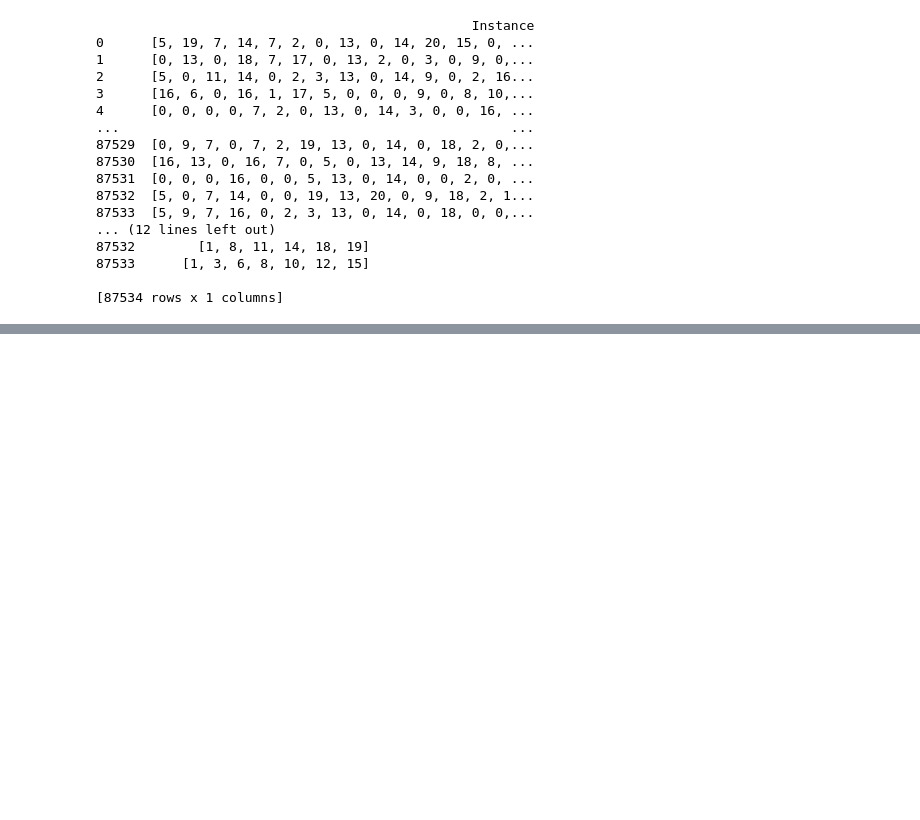
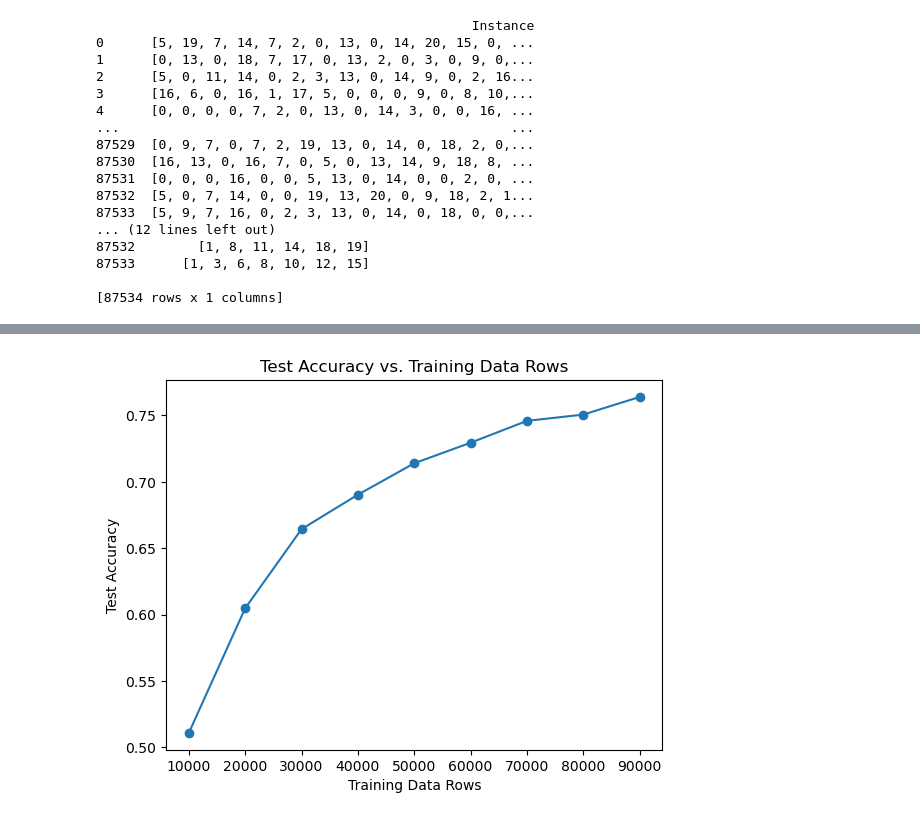
Before and after one commit to tantuwaySourabh/rf-tag2tag-communication, a Jupyter notebook: Project.ipynb, the cells around one changed output, grey strips where cells are left out. Saved outputs shown, nothing was run; the diff lists cells and outputs as text; code cells hidden in the pictures; blank space fills up the shorter version.

Commit message:
after plotting the accuracy graphs

```diff
--- a/Project.ipynb
+++ b/Project.ipynb
@@ -627,0 +653,28 @@ Test Accuracy: 0.7482721197235391
+# %%
+from sklearn.model_selection import train_test_split
+from sklearn.tree import DecisionTreeClassifier
+from sklearn.multioutput import MultiOutputClassifier
+
+testsize_vec = [0.9, 0.8, 0.7, 0.6, 0.5, 0.4, 0.3, 0.2, 0.1]
+accuracy_train = []
+accuracy_test = []
+
+for test in testsize_vec:
+    X_train, X_test, y_train, y_test = train_test_split(data_X, data_y, test_size = test, random_state = None)
+
+
+# Define the classifier
+    clf = MultiOutputClassifier(DecisionTreeClassifier(random_state=42, max_depth = 16, min_samples_split = 16, min_samples_leaf= 4))
+
+    # Train the classifier
+    clf.fit(X_train, y_train)
+
+    # Test the classifier
+    y_pred = clf.predict(X_test)
+
+    score = clf.score(X_train, y_train)
+    #print('Train Accuracy:', score)
+    accuracy_train.append(score)
+    score = clf.score(X_test, y_test)
+    #print('Test Accuracy:', score)
+    accuracy_test.append(score)
@@ -627,0 +705,16 @@ Test Accuracy: 0.7482721197235391
+# %%
+import matplotlib.pyplot as plt
+
+input_rows = [10000, 20000, 30000, 40000, 50000, 60000, 70000, 80000, 90000]
+
+plt.plot(input_rows, accuracy_test, marker='o')
+
+# Adding labels and title
+plt.xlabel('Training Data Rows')
+plt.ylabel('Test Accuracy')
+plt.title('Test Accuracy vs. Training Data Rows')
+
+# Display the plot
+plt.show()
+# %% [output]
+[figure, added]
```
Also changed, not shown: parts of 33 cells of this notebook, 4 other files.
